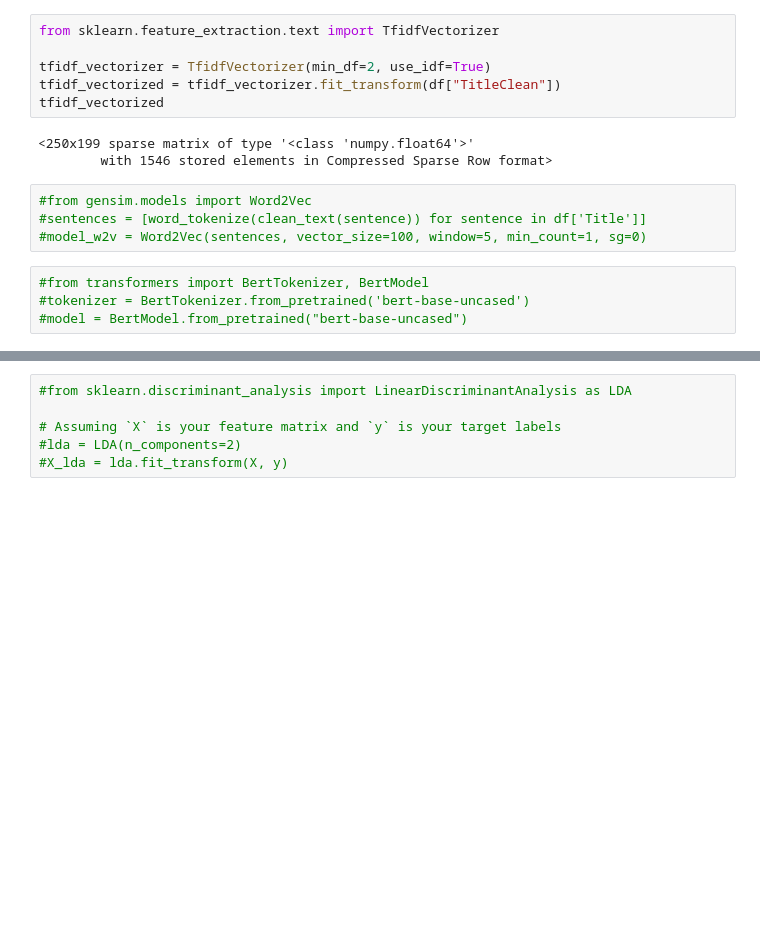
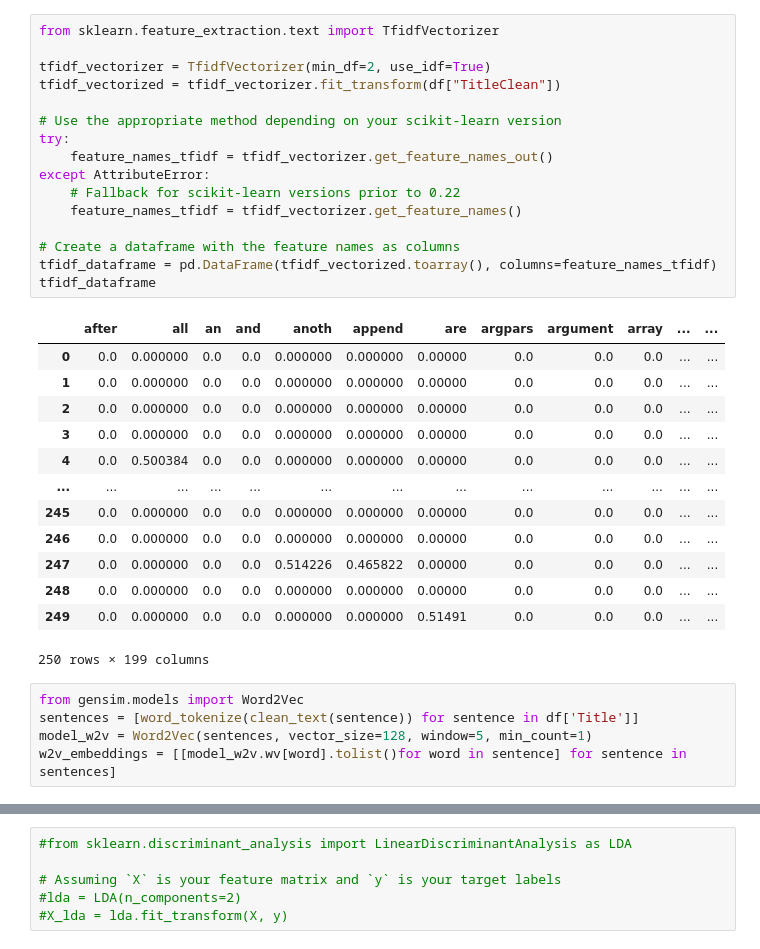
Before and after one commit to amaye15/OpenClassroom--Machine-Learning-Engineer, a Jupyter notebook: P5/N3.ipynb, the cells around one changed output, grey strips where cells are left out. Saved outputs shown, nothing was run; the diff lists cells and outputs as text; blank space fills up the shorter version.

```diff
--- a/P5/N3.ipynb
+++ b/P5/N3.ipynb
@@ -82,17 +118,35 @@ count_vectorized.shape
 # %%
 from sklearn.feature_extraction.text import TfidfVectorizer
 
 tfidf_vectorizer = TfidfVectorizer(min_df=2, use_idf=True)
 tfidf_vectorized = tfidf_vectorizer.fit_transform(df["TitleClean"])
-tfidf_vectorized
+
+# Use the appropriate method depending on your scikit-learn version
+try:
+    feature_names_tfidf = tfidf_vectorizer.get_feature_names_out()
+except AttributeError:
+    # Fallback for scikit-learn versions prior to 0.22
+    feature_names_tfidf = tfidf_vectorizer.get_feature_names()
+
+# Create a dataframe with the feature names as columns
+tfidf_dataframe = pd.DataFrame(tfidf_vectorized.toarray(), columns=feature_names_tfidf)
+tfidf_dataframe
 # %% [output]
+|  | after | all | an | and | anoth | append | are | argpars | argument | array | ... | ... |
+| 0 | 0.0 | 0.000000 | 0.0 | 0.0 | 0.000000 | 0.000000 | 0.00000 | 0.0 | 0.0 | 0.0 | ... | ... |
+| 1 | 0.0 | 0.000000 | 0.0 | 0.0 | 0.000000 | 0.000000 | 0.00000 | 0.0 | 0.0 | 0.0 | ... | ... |
+| 2 | 0.0 | 0.000000 | 0.0 | 0.0 | 0.000000 | 0.000000 | 0.00000 | 0.0 | 0.0 | 0.0 | ... | ... |
+| 3 | 0.0 | 0.000000 | 0.0 | 0.0 | 0.000000 | 0.000000 | 0.00000 | 0.0 | 0.0 | 0.0 | ... | ... |
+| 4 | 0.0 | 0.500384 | 0.0 | 0.0 | 0.000000 | 0.000000 | 0.00000 | 0.0 | 0.0 | 0.0 | ... | ... |
+| ... | ... | ... | ... | ... | ... | ... | ... | ... | ... | ... | ... | ... |
+| 245 | 0.0 | 0.000000 | 0.0 | 0.0 | 0.000000 | 0.000000 | 0.00000 | 0.0 | 0.0 | 0.0 | ... | ... |
+| 246 | 0.0 | 0.000000 | 0.0 | 0.0 | 0.000000 | 0.000000 | 0.00000 | 0.0 | 0.0 | 0.0 | ... | ... |
+| 247 | 0.0 | 0.000000 | 0.0 | 0.0 | 0.514226 | 0.465822 | 0.00000 | 0.0 | 0.0 | 0.0 | ... | ... |
+| 248 | 0.0 | 0.000000 | 0.0 | 0.0 | 0.000000 | 0.000000 | 0.00000 | 0.0 | 0.0 | 0.0 | ... | ... |
+| 249 | 0.0 | 0.000000 | 0.0 | 0.0 | 0.000000 | 0.000000 | 0.51491 | 0.0 | 0.0 | 0.0 | ... | ... |
-<250x199 sparse matrix of type '<class 'numpy.float64'>'
-        with 1546 stored elements in Compressed Sparse Row format>
+250 rows × 199 columns
 # %%
-#from gensim.models import Word2Vec
-#sentences = [word_tokenize(clean_text(sentence)) for sentence in df['Title']]
-#model_w2v = Word2Vec(sentences, vector_size=100, window=5, min_count=1, sg=0)
+from gensim.models import Word2Vec
+sentences = [word_tokenize(clean_text(sentence)) for sentence in df['Title']]
+model_w2v = Word2Vec(sentences, vector_size=128, window=5, min_count=1)
+w2v_embeddings = [[model_w2v.wv[word].tolist()for word in sentence] for sentence in sentences]
-# %%
-#from transformers import BertTokenizer, BertModel
-#tokenizer = BertTokenizer.from_pretrained('bert-base-uncased')
-#model = BertModel.from_pretrained("bert-base-uncased")
```
Also changed, not shown: parts of 12 cells of this notebook, 2 other files.
